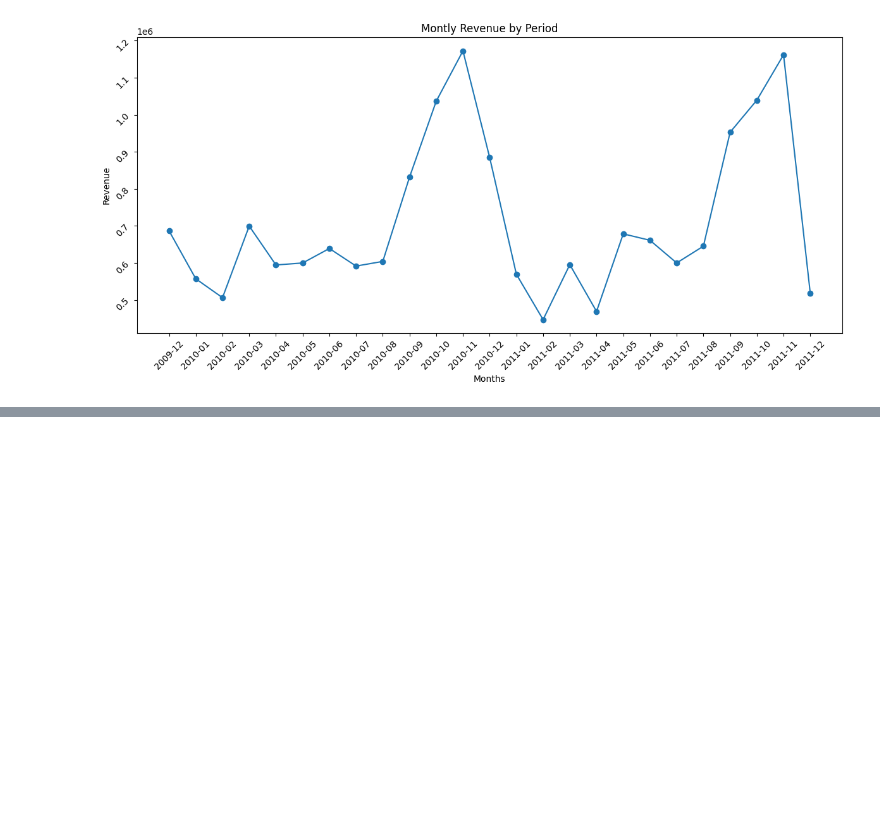
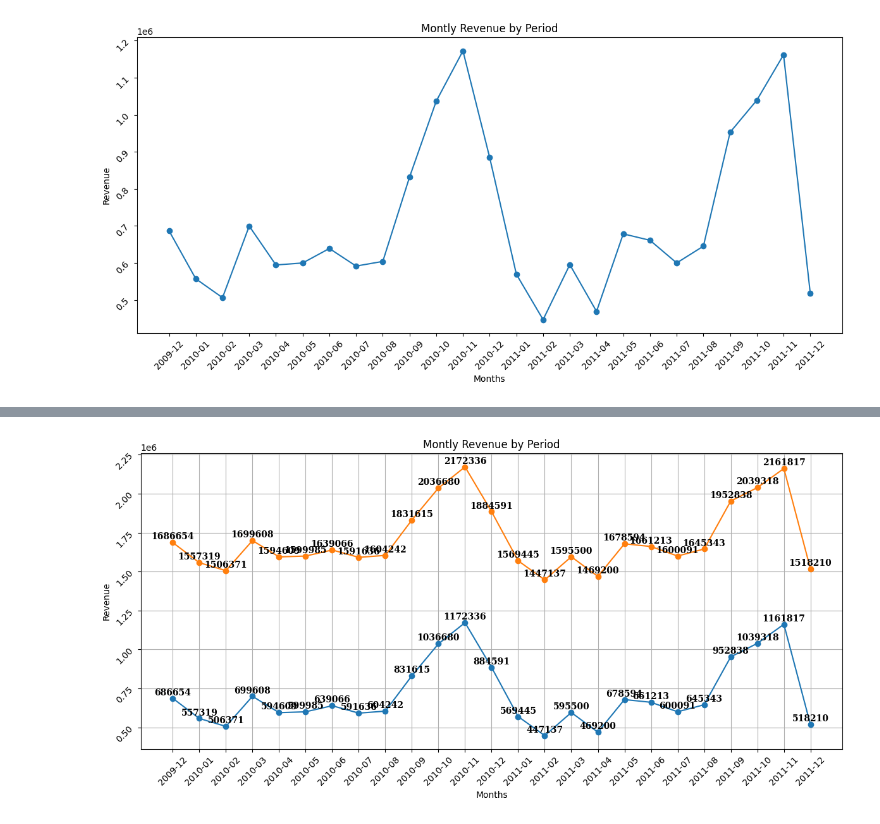
Before and after one commit to mdzaheerjk/Data-Visualization, a Jupyter notebook: Data-Visualization.ipynb, the cells around one changed output, grey strips where cells are left out. Drawn from its saved outputs; the diff is of its cells as text; code cells hidden in the pictures; blank space fills up the shorter version.

```diff
--- a/Data-Visualization.ipynb
+++ b/Data-Visualization.ipynb
@@ -319,0 +358,26 @@ plt.show()
+# %%
+font={
+    'family':'serif',
+    'color':'black',
+    'weight':'bold',
+    'size':10
+}
+plt.figure(figsize=(12,6))
+plt.style.use('default')
+plt.plot(montly_revenue.index,montly_revenue.values,marker='o')
+for i,value in enumerate(montly_revenue.values):
+    plt.text(montly_revenue.index[i],value+20000,f'{int(value)}',ha='center',fontdict=font)
+
+plt.plot(montly_revenue.index,montly_revenue.values+1000000,marker='o')
+for i,value in enumerate(montly_revenue.values):
+    plt.text(montly_revenue.index[i],(value+20000)+1000000,f'{int(value)+1000000}',ha='center',fontdict=font)
+plt.title("Montly Revenue by Period")
+plt.xlabel('Months')
+plt.ylabel("Revenue")
+plt.xticks(rotation=45)
+plt.yticks(rotation=45)
+plt.tight_layout()
+plt.grid(True)
+plt.show()
+# %% [output]
+[figure, added]
```
Also changed, not shown: parts of 6 cells of this notebook.
